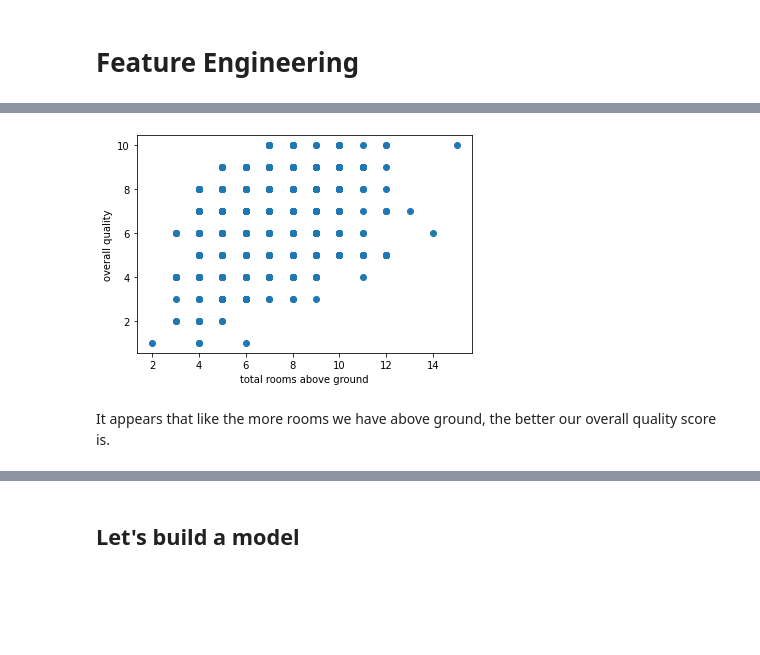
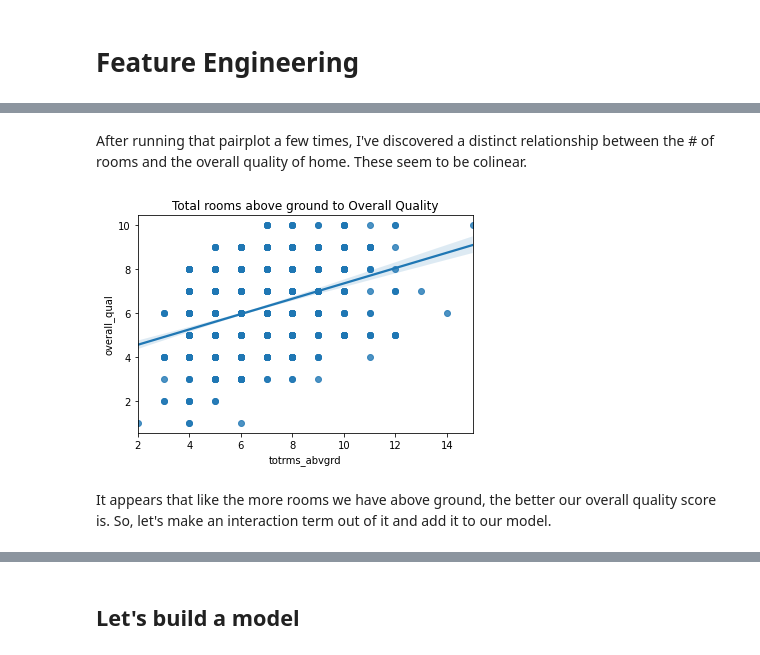
Before and after one commit to sehyeager/ames_housing_project, a Jupyter notebook: code/Samuel-yeager-Code.ipynb, the cells around one changed output, grey strips where cells are left out. Drawn from its saved outputs; the diff is of its cells as text; code cells hidden in the pictures; blank space fills up the shorter version.

Commit message:
final commit after consultation with Sian

```diff
--- a/code/Samuel-yeager-Code.ipynb
+++ b/code/Samuel-yeager-Code.ipynb
@@ -312,3 +312,0 @@ Seems like there's a decent relationship between age and quality.  Let's make an
-# %%
-train_df['year_built * overall_qual'] = train_df['year_built']*train_df['overall_qual']
-test_df['year_built * overall_qual'] = test_df['year_built']*test_df['overall_qual']
@@ -315,11 +321,12 @@ test_df['year_built * overall_qual'] = test_df['year_built']*test_df['overall_qu
+# %% [markdown]
+After running that pairplot a few times, I've discovered a distinct relationship between the # of rooms and the overall quality of home.  These seem to be colinear.
 # %%
-plt.xlabel('total rooms above ground')
-plt.ylabel('overall quality')
-plt.scatter(train_df['totrms_abvgrd'],train_df['overall_qual']);
+plt.title('Total rooms above ground to Overall Quality')
+sns.regplot(x =train_df['totrms_abvgrd'],y =train_df['overall_qual']);
 # %% [output]
-[figure, old version]
+[figure, new version]
 # %% [markdown]
-It appears that like the more rooms we have above ground, the better our overall quality score is.
+It appears that like the more rooms we have above ground, the better our overall quality score is.  So, let's make an interaction term out of it and add it to our model.
 # %%
 train_df['totrms_abvgrd * overall_qual'] = train_df['totrms_abvgrd'] * train_df['overall_qual']
 test_df['totrms_abvgrd * overall_qual'] = test_df['totrms_abvgrd'] * test_df['overall_qual']
```
Also changed, not shown: parts of 32 cells of this notebook, 5 other files.
